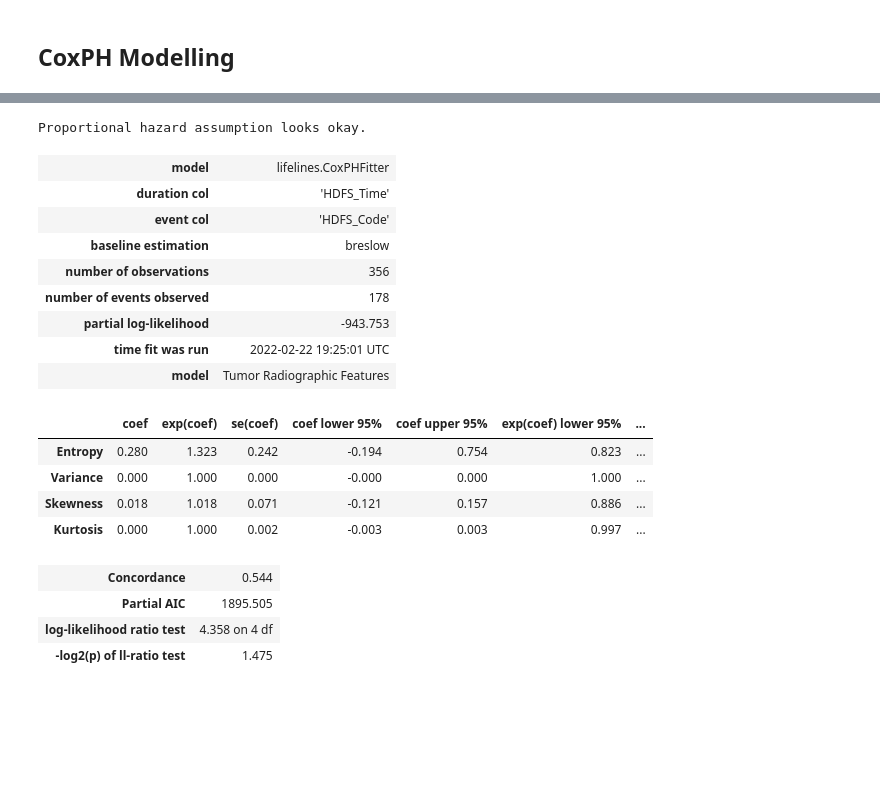
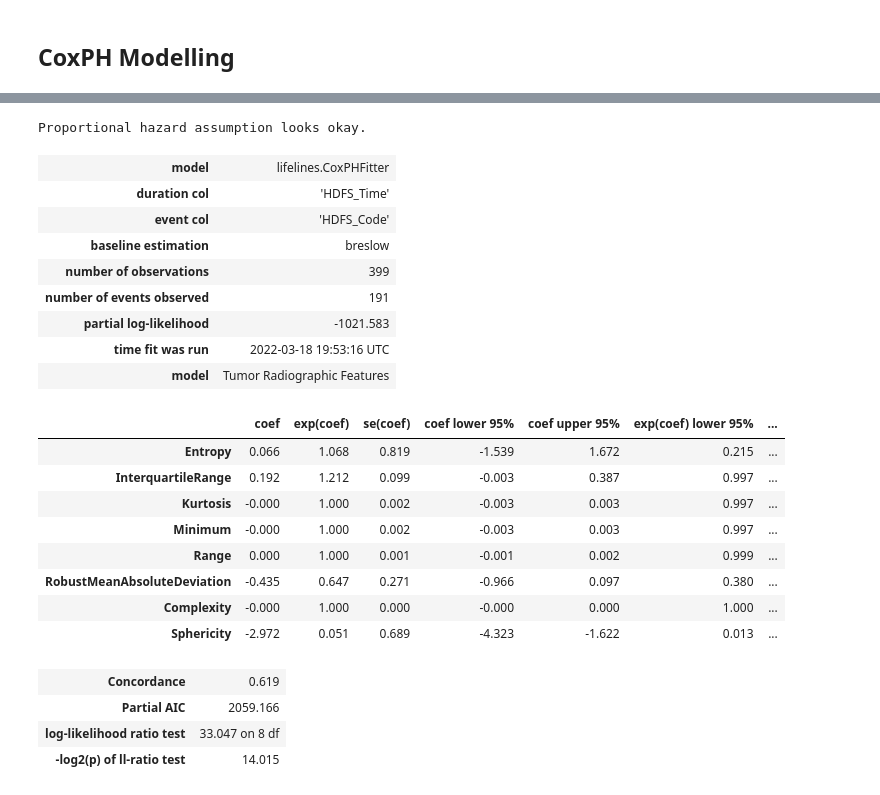
Before and after one commit to strixy16/deep-icc, a Jupyter notebook: data_exploration/linear_CPH.ipynb, the cells around one changed output, grey strips where cells are left out. Saved outputs shown, nothing was run; the diff lists cells and outputs as text; code cells hidden in the pictures; blank space fills up the shorter version.

```diff
--- a/data_exploration/linear_CPH.ipynb
+++ b/data_exploration/linear_CPH.ipynb
@@ -5,16 +7,23 @@ import pandas as pd
 # %% [markdown]
 ## Data Loading
 # %%
-train_liver_labels = pd.read_excel('/media/katy/Data/ICC/HDFS/HCC_MCRC_ICC_HDFS_liver_80_20_train.xlsx')
-test_liver_labels = pd.read_excel('/media/katy/Data/ICC/HDFS/HCC_MCRC_ICC_HDFS_liver_80_20_test.xlsx')
-liver_features = pd.read_excel('/media/katy/Data/ICC/HDFS/HCC_MCRC_ICC_HDFS_liver_multi_tumor_firstorderfeatures.xlsx')
+path_to_labels = '/media/katy/Data/ICC/HDFS/Labels'
+path_to_features = '/media/katy/Data/ICC/HDFS/FeatureSelection'
 
-train_tumor_labels = pd.read_excel('/media/katy/Data/ICC/HDFS/HCC_MCRC_ICC_HDFS_80_20_train.xlsx')
-test_tumor_labels = pd.read_excel('/media/katy/Data/ICC/HDFS/HCC_MCRC_ICC_HDFS_80_20_test.xlsx')
-tumor_features = pd.read_excel('/media/katy/Data/ICC/HDFS/HCC_MCRC_ICC_HDFS_tumor_firstorderfeatures.xlsx')
+train_liver_labels = pd.read_excel(os.path.join(path_to_labels, 'Liver/HCC_MCRC_ICC_HDFS_liver_80_20_train.xlsx'))
+test_liver_labels = pd.read_excel(os.path.join(path_to_labels, 'Liver/HCC_MCRC_ICC_HDFS_liver_80_20_test.xlsx'))
+liver_features = pd.read_excel(os.path.join(path_to_features, 'HCC_MCRC_ICC_HDFS_liver_notumors_features.xlsx'))
+liver_tumor_features = pd.read_excel(os.path.join(path_to_features, 'HCC_MCRC_ICC_HDFS_liver_withtumor_features.xlsx'))
+
+train_tumor_labels = pd.read_excel(os.path.join(path_to_labels, 'Tumor/HCC_MCRC_ICC_HDFS_tumor_80_20_train.xlsx'))
+test_tumor_labels = pd.read_excel(os.path.join(path_to_labels, 'Tumor/HCC_MCRC_ICC_HDFS_tumor_80_20_test.xlsx'))
+tumor_features = pd.read_excel(os.path.join(path_to_features, 'HCC_MCRC_ICC_HDFS_indextumor_features.xlsx'))
 
 train_liver_feats_and_labels = pd.merge(train_liver_labels, liver_features, how='inner', on=['ScoutID', 'ScoutID'])
 test_liver_feats_and_labels = pd.merge(test_liver_labels, liver_features, how='inner', on=['ScoutID', 'ScoutID'])
 
+train_liver_tumor_feats_and_labels = pd.merge(train_liver_labels, liver_tumor_features, how='inner', on=['ScoutID', 'ScoutID'])
+test_liver_tumor_feats_and_labels = pd.merge(test_liver_labels, liver_tumor_features, how='inner', on=['ScoutID', 'ScoutID'])
+
 train_tumor_feats_and_labels = pd.merge(train_tumor_labels, tumor_features, how='inner', on=['ScoutID', 'ScoutID'])
 test_tumor_feats_and_labels = pd.merge(test_tumor_labels, tumor_features, how = 'inner', on=['ScoutID', 'ScoutID'])
@@ -137,27 +222,36 @@ Proportional hazard assumption looks okay.
 # %%
-tumor_feats_for_cph = train_tumor_feats_and_labels.drop(labels=["ScoutID", "Cancer_Type", "Mean"], axis=1)
+cols_to_drop = ["ScoutID", "Cancer_Type", "10Percentile", "90Percentile", "Energy", "Maximum", "MeanAbsoluteDeviation", "Mean", "Median",
+                "RootMeanSquared", "Skewness", "TotalEnergy", "Uniformity", "Variance", "Busyness",
+                "Coarseness", "Contrast", "Strength", "Elongation", "Flatness", "LeastAxisLength", "MajorAxisLength", "Maximum2DDiameterRow",
+                "Maximum2DDiameterColumn", "Maximum2DDiameterSlice", "Maximum3DDiameter", "MeshVolume", "MinorAxisLength",
+                "SurfaceArea", "SurfaceVolumeRatio", "VoxelVolume"]
+tumor_feats_for_cph = train_tumor_feats_and_labels.drop(labels=cols_to_drop, axis=1)
 
 cph = CoxPHFitter()
 cph.fit(tumor_feats_for_cph, duration_col='HDFS_Time', event_col='HDFS_Code')
 cph.check_assumptions(tumor_feats_for_cph, p_value_threshold=0.01, show_plots=True)
 cph.print_summary(model='Tumor Radiographic Features', decimals=3)
 # %% [output]
 Proportional hazard assumption looks okay.
 | model | lifelines.CoxPHFitter |
 | duration col | 'HDFS_Time' |
 | event col | 'HDFS_Code' |
 | baseline estimation | breslow |
-| number of observations | 356 |
-| number of events observed | 178 |
-| partial log-likelihood | -943.753 |
-| time fit was run | 2022-02-22 19:25:01 UTC |
+| number of observations | 399 |
+| number of events observed | 191 |
+| partial log-likelihood | -1021.583 |
+| time fit was run | 2022-03-18 19:53:16 UTC |
 | model | Tumor Radiographic Features |
 |  | coef | exp(coef) | se(coef) | coef lower 95% | coef upper 95% | exp(coef) lower 95% | ... |
-| Entropy | 0.280 | 1.323 | 0.242 | -0.194 | 0.754 | 0.823 | ... |
-| Variance | 0.000 | 1.000 | 0.000 | -0.000 | 0.000 | 1.000 | ... |
-| Skewness | 0.018 | 1.018 | 0.071 | -0.121 | 0.157 | 0.886 | ... |
-| Kurtosis | 0.000 | 1.000 | 0.002 | -0.003 | 0.003 | 0.997 | ... |
+| Entropy | 0.066 | 1.068 | 0.819 | -1.539 | 1.672 | 0.215 | ... |
+| InterquartileRange | 0.192 | 1.212 | 0.099 | -0.003 | 0.387 | 0.997 | ... |
+| Kurtosis | -0.000 | 1.000 | 0.002 | -0.003 | 0.003 | 0.997 | ... |
+| Minimum | -0.000 | 1.000 | 0.002 | -0.003 | 0.003 | 0.997 | ... |
+| Range | 0.000 | 1.000 | 0.001 | -0.001 | 0.002 | 0.999 | ... |
+| RobustMeanAbsoluteDeviation | -0.435 | 0.647 | 0.271 | -0.966 | 0.097 | 0.380 | ... |
+| Complexity | -0.000 | 1.000 | 0.000 | -0.000 | 0.000 | 1.000 | ... |
+| Sphericity | -2.972 | 0.051 | 0.689 | -4.323 | -1.622 | 0.013 | ... |
-| Concordance | 0.544 |
-| Partial AIC | 1895.505 |
-| log-likelihood ratio test | 4.358 on 4 df |
-| -log2(p) of ll-ratio test | 1.475 |
+| Concordance | 0.619 |
+| Partial AIC | 2059.166 |
+| log-likelihood ratio test | 33.047 on 8 df |
+| -log2(p) of ll-ratio test | 14.015 |
```
Also changed, not shown: parts of 14 cells of this notebook.
